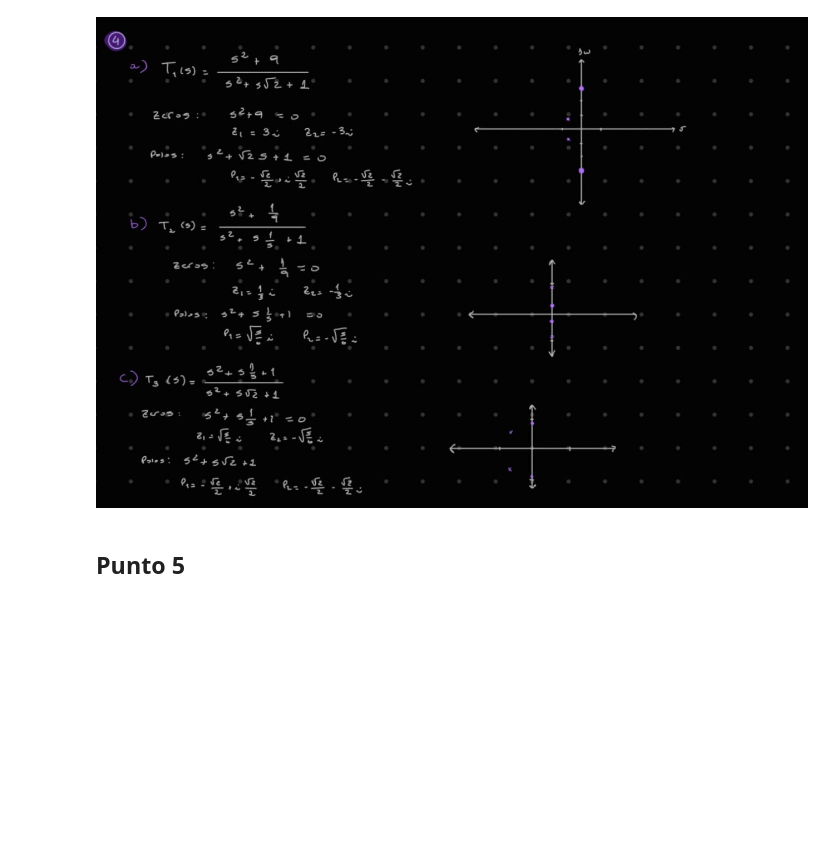
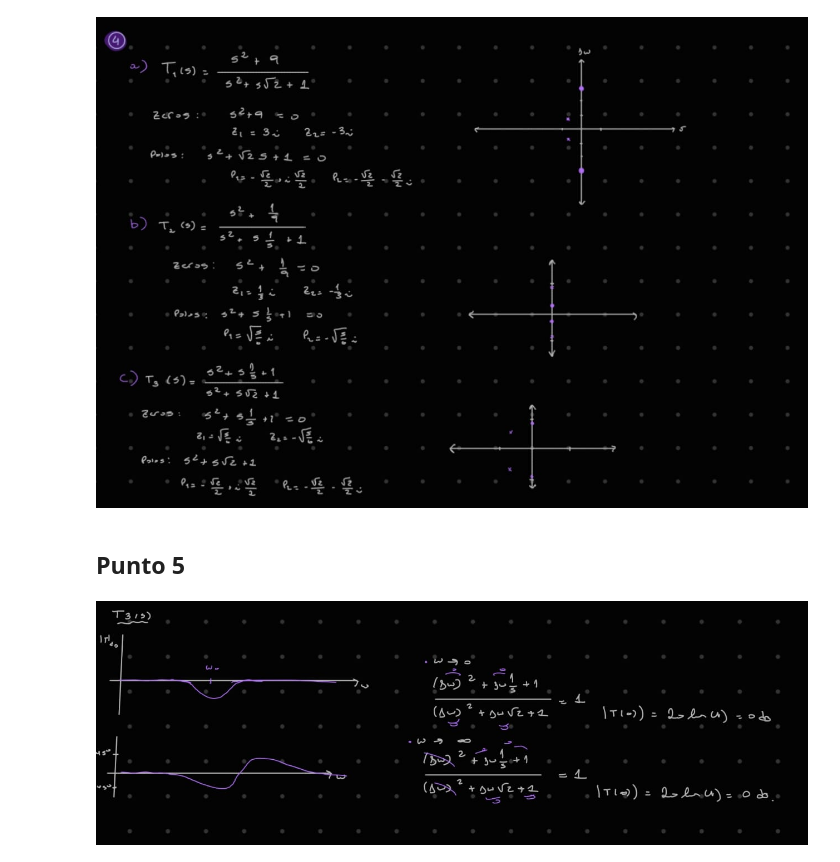
Before and after one commit to angiefantauzzofabio/APS, a Jupyter notebook: TS6/TS6.ipynb, the cells around one changed output. Drawn from its saved outputs; the diff is of its cells as text; code cells hidden in the pictures; blank space fills up the shorter version.

```diff
--- a/TS6/TS6.ipynb
+++ b/TS6/TS6.ipynb
@@ -108,3 +108,7 @@ Image(filename=os.path.join("punto4.jpeg"))
 [figure]
 # %% [markdown]
 ## Punto 5
+# %%
+Image(filename=os.path.join("punto5_a.jpeg"))
+# %% [output]
+[figure, added]
```
Also changed, not shown: parts of 8 cells of this notebook, 5 other files.
